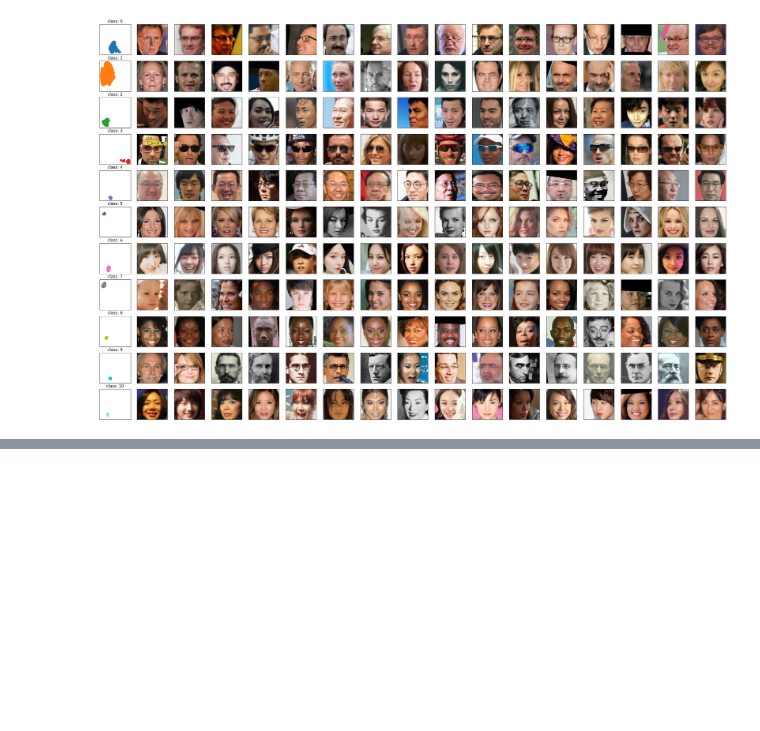
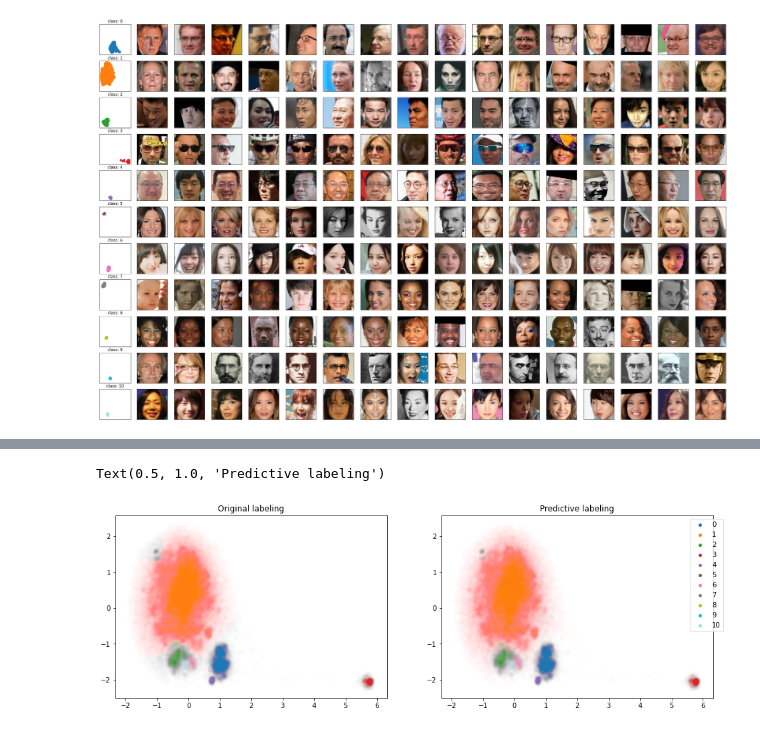
Before and after one commit to NTech-Lab/dl-tsne, a Jupyter notebook: notebooks/tsne+clustering.ipynb, the cells around one changed output, grey strips where cells are left out. Saved outputs shown, nothing was run; the diff lists cells and outputs as text; code cells hidden in the pictures; blank space fills up the shorter version.

```diff
--- a/notebooks/tsne+clustering.ipynb
+++ b/notebooks/tsne+clustering.ipynb
@@ -86,13 +86,13 @@ kdtree = scipy.spatial.KDTree(ntsne)
 # %%
 dists, points = kdtree.query(ntsne, k=50)
 # %%
-def display_labels(X, labels, slc=slice(None, None, None), alpha=0.1):
+def display_labels(X, labels, slc=slice(None, None, None), alpha=0.1, ax=plt):
     cmap = plt.get_cmap("tab20")
     colors = []
     for c in np.unique(labels):
         col = cmap(c/max(labels))
         colors.append(Line2D([0], [0], marker='o', color='w', markerfacecolor=col))
-        plt.scatter(*X[slc][labels[slc] == c].T, color=col, alpha=alpha)
+        ax.scatter(*X[slc][labels[slc] == c].T, color=col, alpha=alpha)
     plt.legend(colors, np.unique(labels), bbox_to_anchor=(1.05, 1))
 # %%
 dists.shape
@@ -143,0 +151,2 @@ display_clusters(y, alpha=0.0011)
+# %%
+score = cluster_model.predict_proba(prefacen)
@@ -143,0 +201,9 @@ display_clusters(y, alpha=0.0011)
+# %%
+fig, ax = plt.subplots(1, 2, figsize=(16, 5))
+display_labels(ntsne, y, slc=slice(None, None, 5), alpha=0.002, ax=ax[0])
+display_labels(ntsne, np.argmax(score, -1), slc=slice(None, None, 5), alpha=0.002, ax=ax[1])
+ax[0].set_title("Original labeling")
+ax[1].set_title("Predictive labeling")
+# %% [output]
+Text(0.5, 1.0, 'Predictive labeling')
+[figure, added]
```
Also changed, not shown: parts of 14 cells of this notebook, 2 other files.
